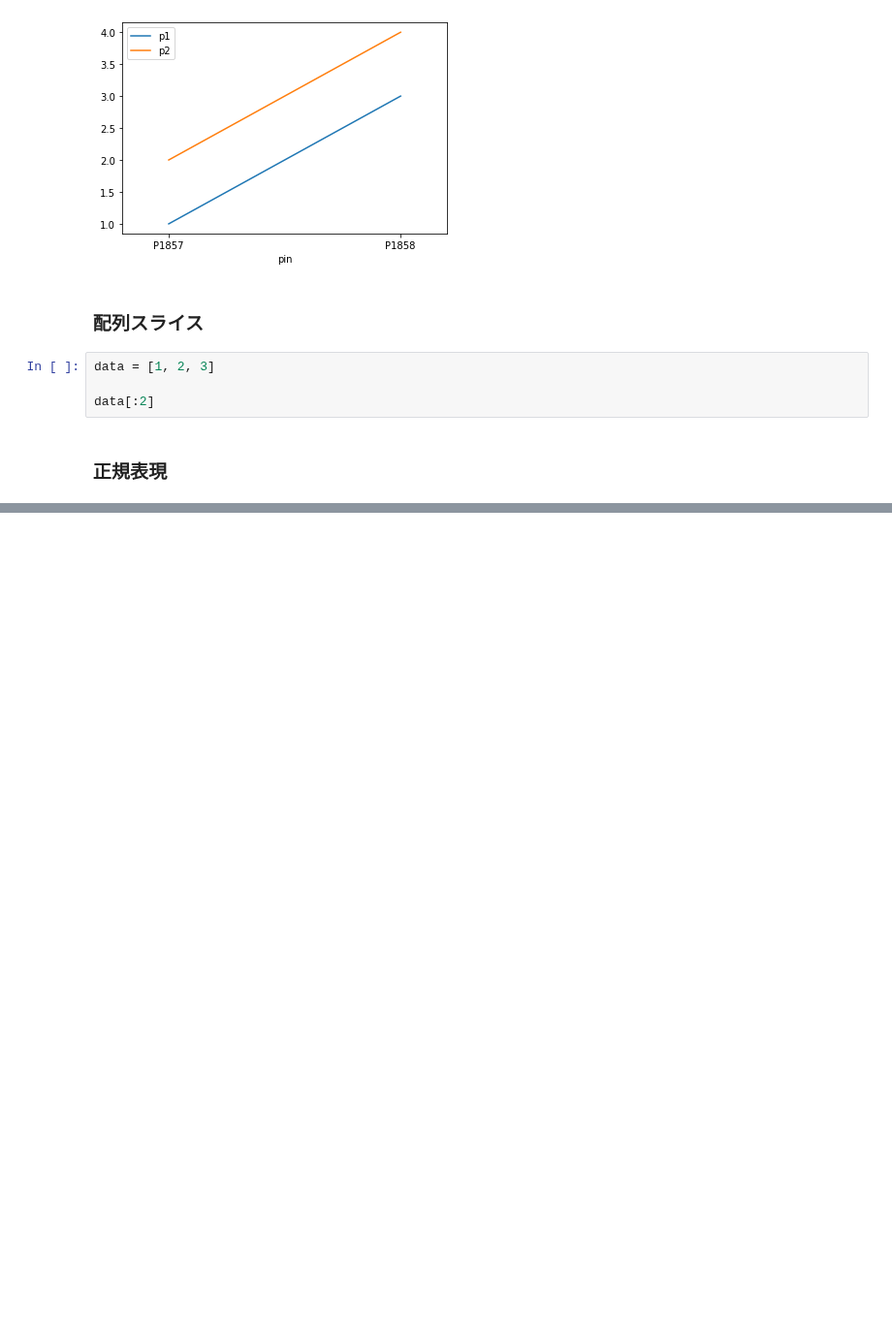
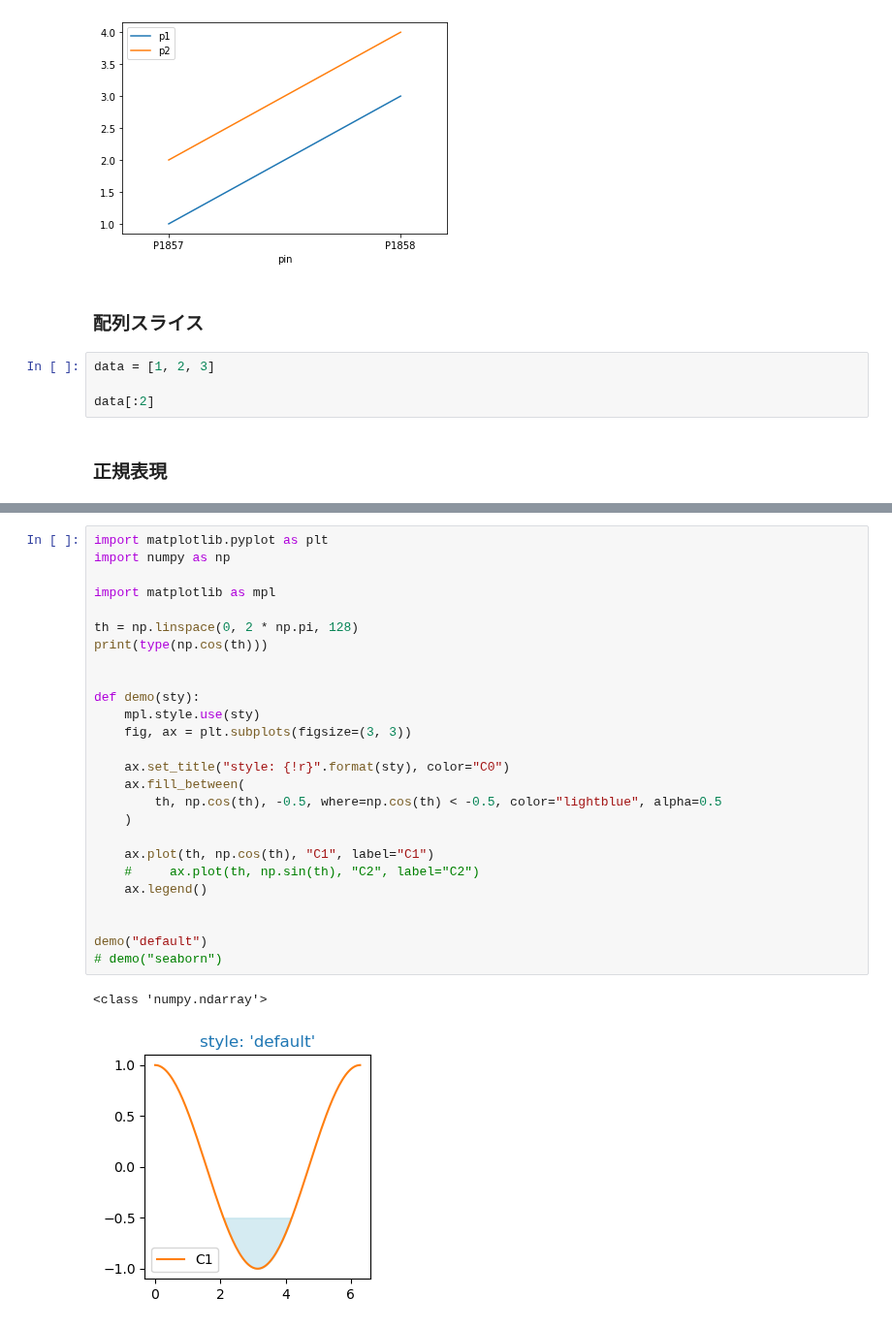
Before and after one commit to ri003074/Python3, a Jupyter notebook: src/matplotlib/matplotlib_summary.ipynb, the cells around one changed output, grey strips where cells are left out. Shown at 97% size. Drawn from its saved outputs; the diff is of its cells as text; blank space fills up the shorter version.

```diff
--- a/src/matplotlib/matplotlib_summary.ipynb
+++ b/src/matplotlib/matplotlib_summary.ipynb
@@ -307,0 +315,29 @@ print(match)
+# %%
+import matplotlib.pyplot as plt
+import numpy as np
+
+import matplotlib as mpl
+
+th = np.linspace(0, 2 * np.pi, 128)
+print(type(np.cos(th)))
+
+
+def demo(sty):
+    mpl.style.use(sty)
+    fig, ax = plt.subplots(figsize=(3, 3))
+
+    ax.set_title("style: {!r}".format(sty), color="C0")
+    ax.fill_between(
+        th, np.cos(th), -0.5, where=np.cos(th) < -0.5, color="lightblue", alpha=0.5
+    )
+
+    ax.plot(th, np.cos(th), "C1", label="C1")
+    #     ax.plot(th, np.sin(th), "C2", label="C2")
+    ax.legend()
+
+
+demo("default")
+# demo("seaborn")
+# %% [output]
+<class 'numpy.ndarray'>
+[figure, added]
```
Also changed, not shown: parts of 4 cells of this notebook, 7 other files.
